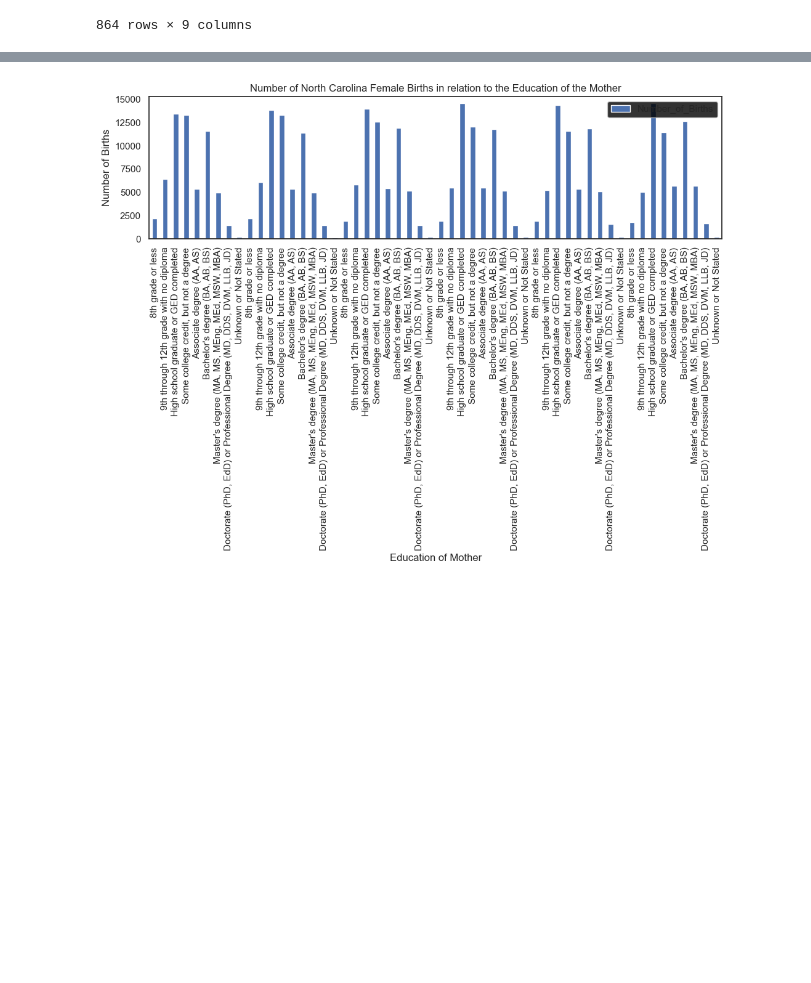
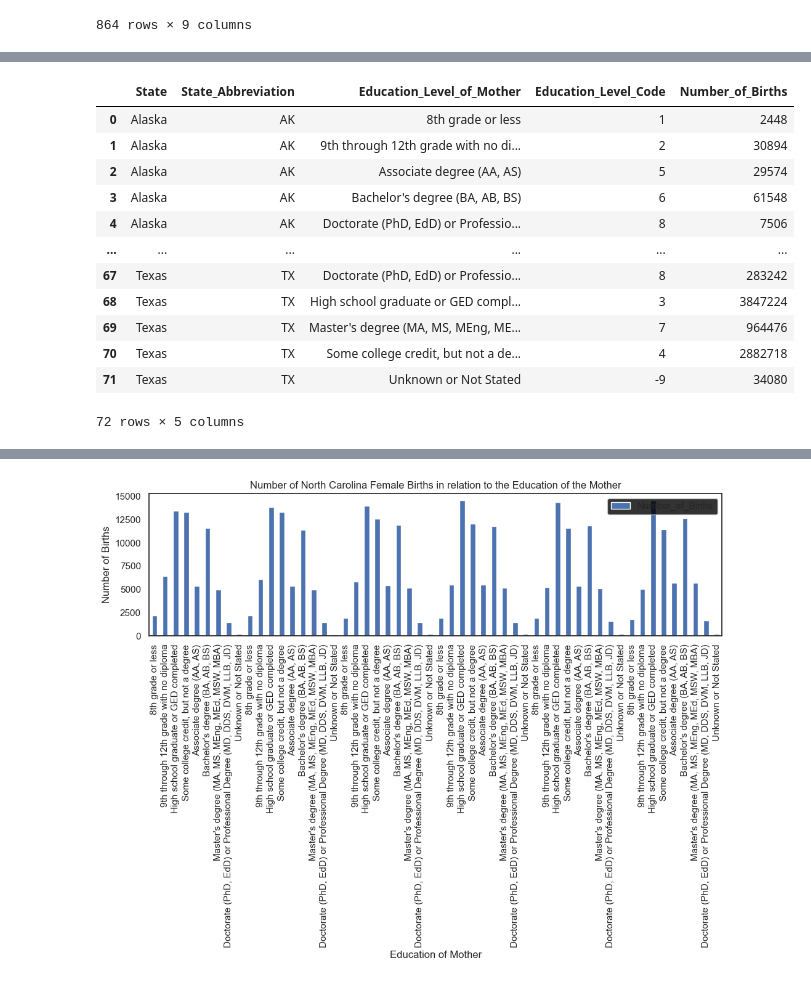
Before and after one commit to adrue94/project-3-repository, a Jupyter notebook: data/charts.ipynb, the cells around one changed output, grey strips where cells are left out. Drawn from its saved outputs; the diff is of its cells as text; code cells hidden in the pictures; blank space fills up the shorter version.

```diff
--- a/data/charts.ipynb
+++ b/data/charts.ipynb
@@ -105,0 +124,37 @@ maleReduced_df = male_df.drop(columns=['Average_Age_of_Mother_(years)','Average_
+# %%
+# Dataframe that merges all years into one dataframe
+# Create separate dataframes for each year
+df16 = bothGendersReduced_df[(bothGendersReduced_df.Year == '2016')]
+df17 = bothGendersReduced_df[(bothGendersReduced_df.Year == '2017')]
+df18 = bothGendersReduced_df[(bothGendersReduced_df.Year == '2018')]
+df19 = bothGendersReduced_df[(bothGendersReduced_df.Year == '2019')]
+df20 = bothGendersReduced_df[(bothGendersReduced_df.Year == '2020')]
+df21 = bothGendersReduced_df[(bothGendersReduced_df.Year == '2021')]
+
+# Remove the year columns
+df16 = bothGendersReduced_df.drop(columns=['Year'])
+df17 = bothGendersReduced_df.drop(columns=['Year'])
+df18 = bothGendersReduced_df.drop(columns=['Year'])
+df19 = bothGendersReduced_df.drop(columns=['Year'])
+df20 = bothGendersReduced_df.drop(columns=['Year'])
+df21 = bothGendersReduced_df.drop(columns=['Year'])
+
+# Merge the dataframes,combining the years into one
+allyears_df = pd.concat([df16, df17, df18,df19,df20, df21]).groupby(['State', 'State_Abbreviation',
+                             'Education_Level_of_Mother', 'Education_Level_Code']).sum().reset_index()
+# allyears_df = bothGendersReduced_df.drop(columns=['mean_births'])
+allyears_df
+# %% [output]
+|  | State | State_Abbreviation | Education_Level_of_Mother | Education_Level_Code | Number_of_Births |
+| 0 | Alaska | AK | 8th grade or less | 1 | 2448 |
+| 1 | Alaska | AK | 9th through 12th grade with no di... | 2 | 30894 |
+| 2 | Alaska | AK | Associate degree (AA, AS) | 5 | 29574 |
+| 3 | Alaska | AK | Bachelor's degree (BA, AB, BS) | 6 | 61548 |
+| 4 | Alaska | AK | Doctorate (PhD, EdD) or Professio... | 8 | 7506 |
+| ... | ... | ... | ... | ... | ... |
+| 67 | Texas | TX | Doctorate (PhD, EdD) or Professio... | 8 | 283242 |
+| 68 | Texas | TX | High school graduate or GED compl... | 3 | 3847224 |
+| 69 | Texas | TX | Master's degree (MA, MS, MEng, ME... | 7 | 964476 |
+| 70 | Texas | TX | Some college credit, but not a de... | 4 | 2882718 |
+| 71 | Texas | TX | Unknown or Not Stated | -9 | 34080 |
+72 rows × 5 columns
```
Also changed, not shown: parts of 3 cells of this notebook, 1 other file.
